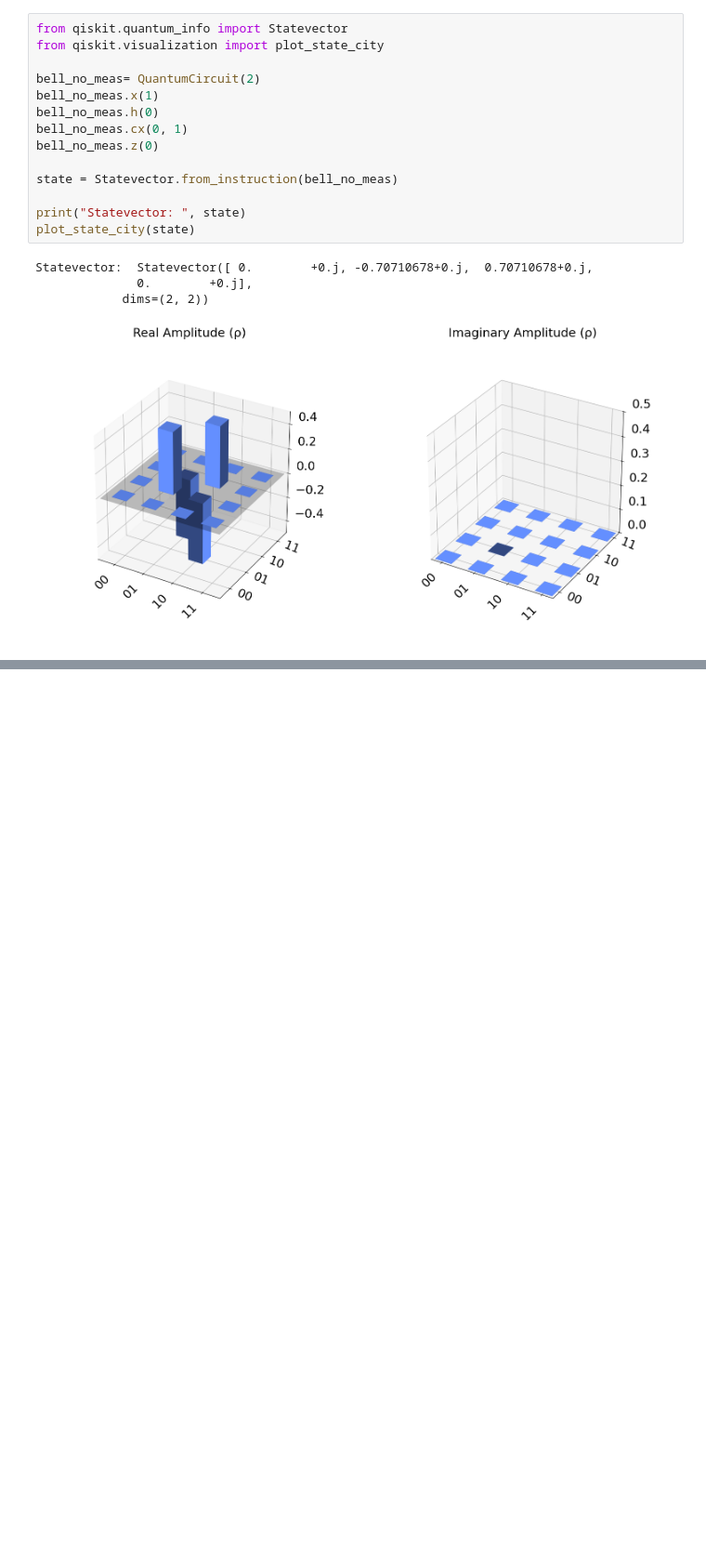
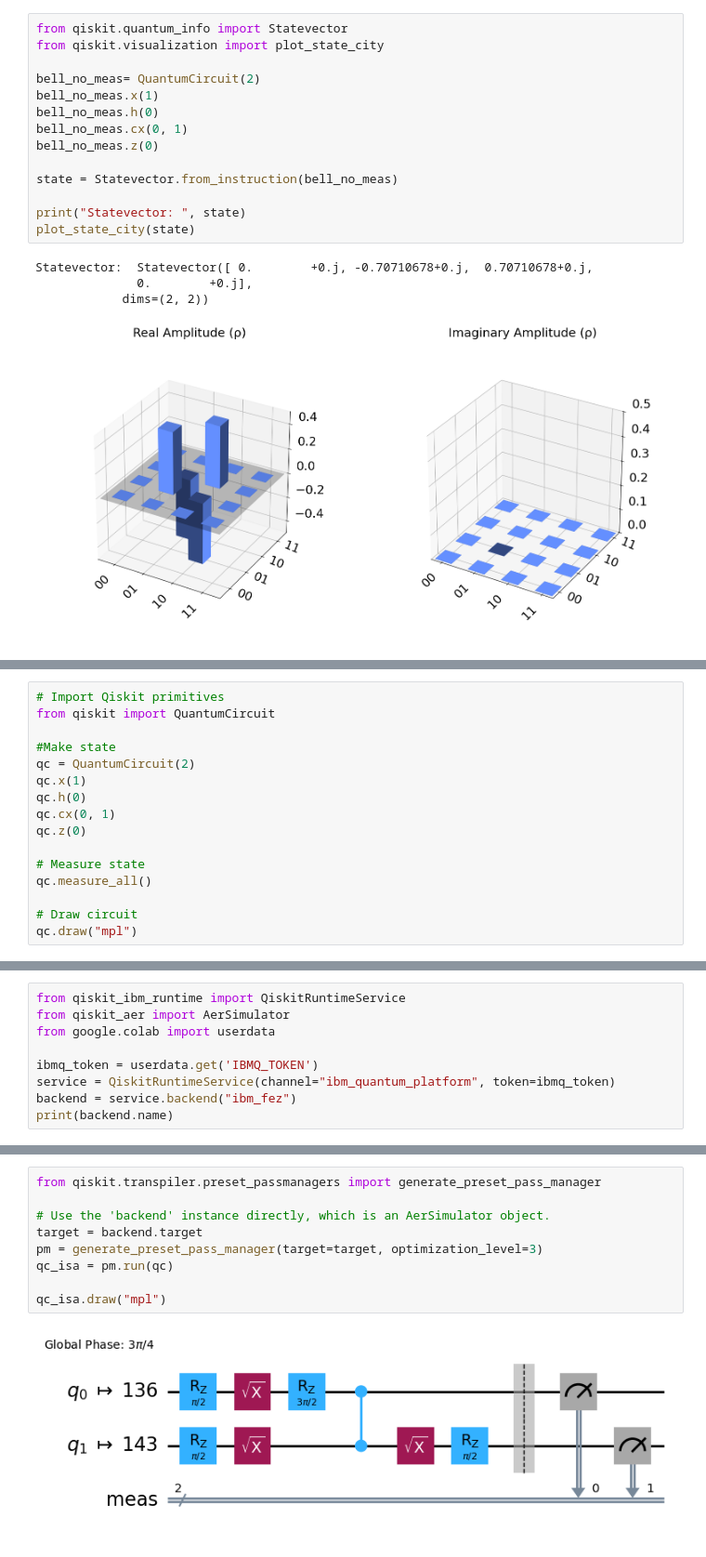
Before and after one commit to r-karra/learn-quantum-AI, a Jupyter notebook: your_first_quantum_experiment.ipynb, the cells around one changed output, grey strips where cells are left out. Shown at 93% size. Saved outputs shown, nothing was run; the diff lists cells and outputs as text; blank space fills up the shorter version.

```diff
--- a/your_first_quantum_experiment.ipynb
+++ b/your_first_quantum_experiment.ipynb
@@ -330,0 +388,16 @@ Statevector:  Statevector([ 0.        +0.j, -0.70710678+0.j,  0.70710678+0.j,
+# %%
+# Import Qiskit primitives
+from qiskit import QuantumCircuit
+
+#Make state
+qc = QuantumCircuit(2)
+qc.x(1)
+qc.h(0)
+qc.cx(0, 1)
+qc.z(0)
+
+# Measure state
+qc.measure_all()
+
+# Draw circuit
+qc.draw("mpl")
@@ -330,0 +406,9 @@ Statevector:  Statevector([ 0.        +0.j, -0.70710678+0.j,  0.70710678+0.j,
+# %%
+from qiskit_ibm_runtime import QiskitRuntimeService
+from qiskit_aer import AerSimulator
+from google.colab import userdata
+
+ibmq_token = userdata.get('IBMQ_TOKEN')
+service = QiskitRuntimeService(channel="ibm_quantum_platform", token=ibmq_token)
+backend = service.backend("ibm_fez")
+print(backend.name)
@@ -330,0 +420,11 @@ Statevector:  Statevector([ 0.        +0.j, -0.70710678+0.j,  0.70710678+0.j,
+# %%
+from qiskit.transpiler.preset_passmanagers import generate_preset_pass_manager
+
+# Use the 'backend' instance directly, which is an AerSimulator object.
+target = backend.target
+pm = generate_preset_pass_manager(target=target, optimization_level=3)
+qc_isa = pm.run(qc)
+
+qc_isa.draw("mpl")
+# %% [output]
+[figure, added]
```
Also changed, not shown: parts of 20 cells of this notebook.
